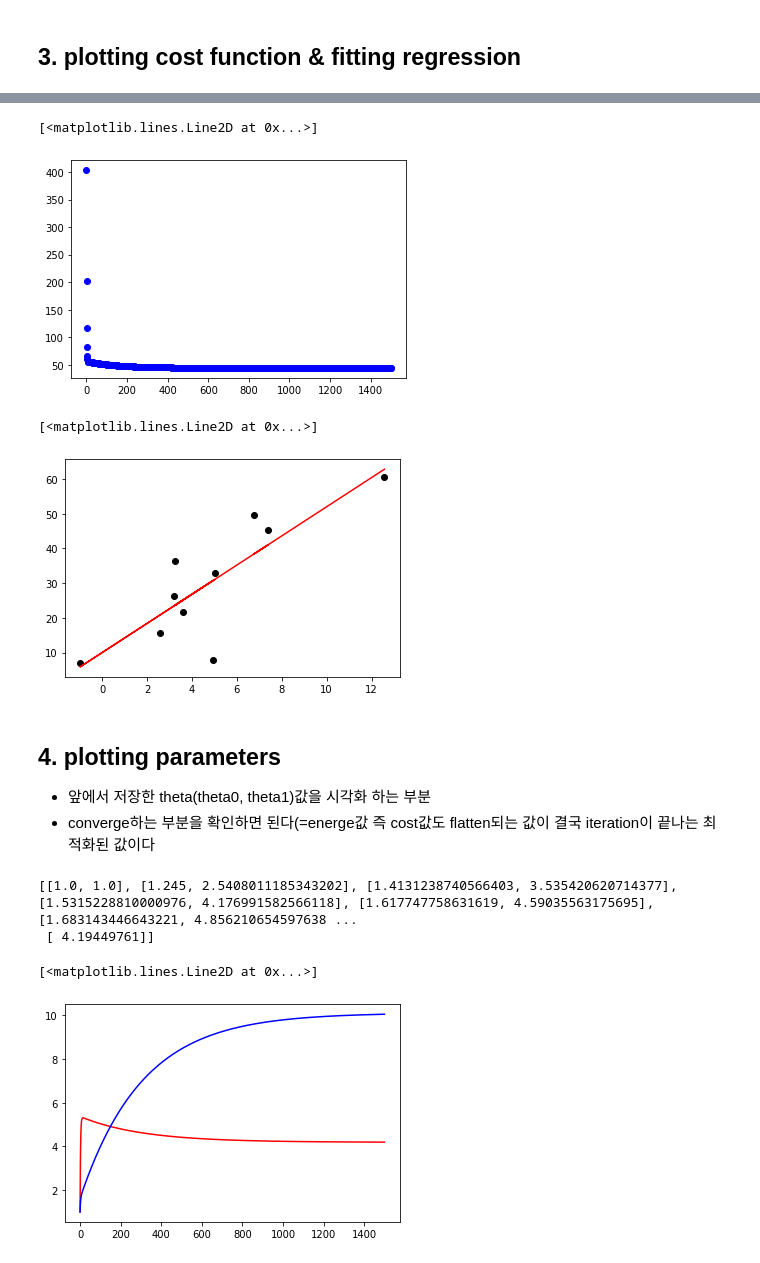
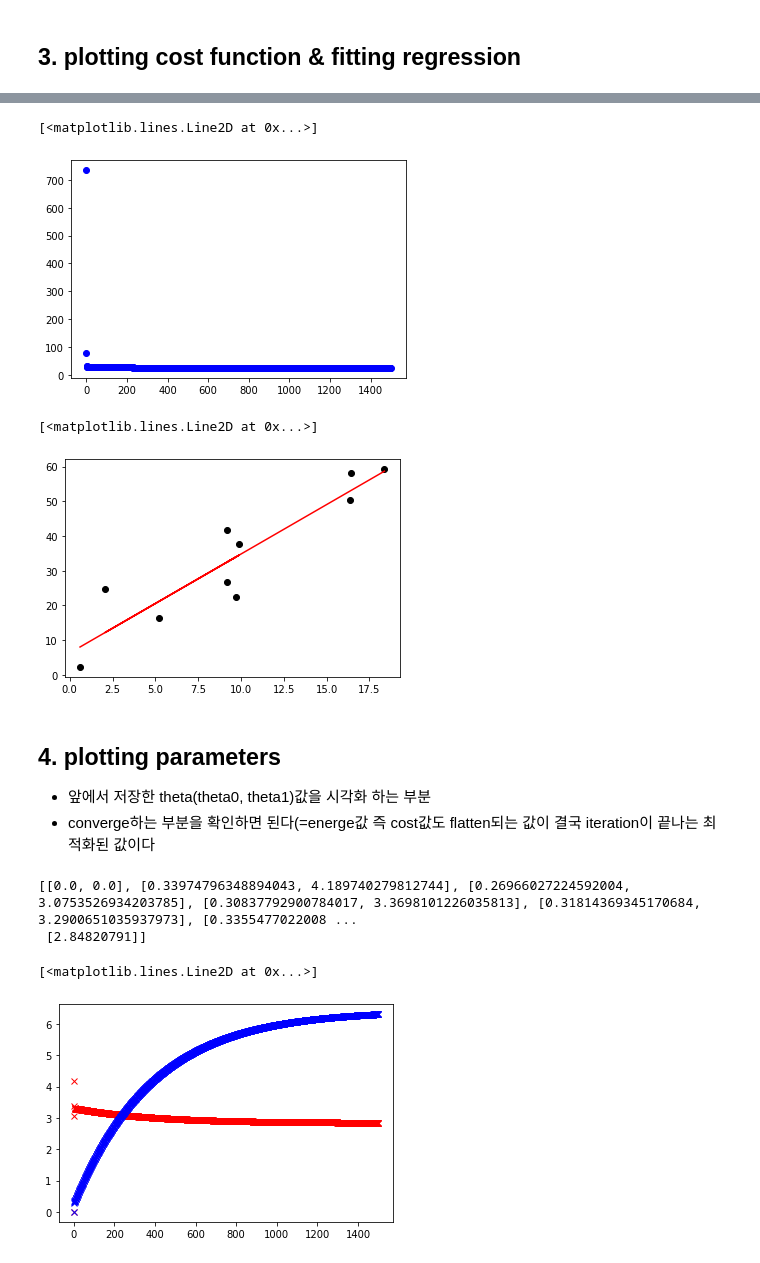
Before and after one commit to chunghyunhee/class_Machine_learing, a Jupyter notebook: ML_assignment_2.ipynb, the cells around one changed output, grey strips where cells are left out. Cells and saved outputs as stored; diff of their text form; code cells hidden in the pictures.

```diff
--- a/ML_assignment_2.ipynb
+++ b/ML_assignment_2.ipynb
@@ -9,14 +9,14 @@ import pandas as pd
 %matplotlib inline
 # %%
 # random regression, theta0= 3, theta1= 6
-theta_0 = 3
-theta_1 = 6
+theta_0 = 6
+theta_1 = 3
 
-y = [] # 3+ 6*x => 회귀식에 해당하는 y값을 저장할 리스트
-x = [ i for i in range(0,10)] #x값의 범위 지정
+y = [] # 6+ 3*x => 회귀식에 해당하는 y값을 저장할 리스트
+x = [ i for i in range(0,20,2)] #x값의 범위 지정
 
 for i in range(len(x)):
-  y_arg = 3+ 6*x[i] #지정한 x에 대한 y의 범위 설정
+  y_arg = theta_0+ theta_1*x[i] #지정한 x에 대한 y의 범위 설정
   y.append(y_arg)
 # %%
 # 정한 회귀 직선 plotting
@@ -29,16 +29,18 @@ Text(0.5, 1.0, 'random regression')
 # %%
 # 정한 회귀 직선을 바탕으로 데이터 생성하기 (오차  가우시안 오차)
 mu = 0 # 정규분포에 대한 오차 파라미터값
-sigma = 2
+sigma = 3
 
 
 x_data = [] #오차를 생성하여 구한 x값
 y_data = [] #오차를 생성하여 구한 y값
 
-for i in range(10):
+for i in range(len(x)):
   error = np.random.normal(mu,sigma)
   x_data_arg = x[i]+error
   x_data.append(x_data_arg)
+for i in range(len(y)):
+  error = np.random.normal(mu,sigma)
   y_data_arg = y[i]+error
   y_data.append(y_data_arg)
 # %%
@@ -84,7 +89,7 @@ def ObjectiveFunction(theta, X, y):
 X=np.insert(X, 0,1, axis=1)
 # %%
 # 초기 theta값은 아주 작은 값으로 설정, 여기서는 그냥 0으로 한다.
-theta = np.ones((2,1))
+theta = np.zeros((2,1))
 # %%
 X[:10] #10개만 확인
 # %% [output]
@@ -153,7 +158,7 @@ J_history[:10] #cost값 10개만 확인
 plt.plot(range(len(J_history)),J_history,'bo')
 # %% [output]
 [<matplotlib.lines.Line2D at 0x...>]
-[figure, old version]
+[figure, new version]
 # %%
 # fit되는 데이터 확인
 def final(x):
@@ -163,7 +168,7 @@ plt.plot(x_data, y_data, 'ko')
 plt.plot(X[:,1], final(X[:,1]),'r')
 # %% [output]
 [<matplotlib.lines.Line2D at 0x...>]
-[figure, old version]
+[figure, new version]
 # %% [markdown]
 ## 4. plotting parameters
 - 앞에서 저장한 theta(theta0, theta1)값을 시각화 하는 부분
@@ -171,8 +176,8 @@ plt.plot(X[:,1], final(X[:,1]),'r')
 # %%
 print(theta_history[:10],theta) #iteration돌면서 찍은 theta0, theta1값 10개만 확인
 # %% [output]
-[[1.0, 1.0], [1.245, 2.5408011185343202], [1.4131238740566403, 3.535420620714377], [1.5315228810000976, 4.176991582566118], [1.617747758631619, 4.59035563175695], [1.683143446643221, 4.856210654597638 ...
- [ 4.19449761]]
+[[0.0, 0.0], [0.33974796348894043, 4.189740279812744], [0.26966027224592004, 3.0753526934203785], [0.30837792900784017, 3.3698101226035813], [0.31814369345170684, 3.2900651035937973], [0.3355477022008 ...
+ [2.84820791]]
 # %%
 theta0_history = []
 theta1_history = []
@@ -183,8 +188,8 @@ for i in range(len(theta_history)):
 # %%
 # plotting each parameter(theta0, theta1)
 # 주의할 점은 각 theta별로 분리해서 plotting 해줘야 한다는 점.
-plt.plot(theta0_history,'r') #theta0 값
-plt.plot(theta1_history,'b') #theta1 값
+plt.plot(theta0_history,'rx') #theta0 값
+plt.plot(theta1_history,'bx') #theta1 값
 # %% [output]
 [<matplotlib.lines.Line2D at 0x...>]
-[figure, old version]
+[figure, new version]
```
Also changed, not shown: parts of 7 cells of this notebook.
